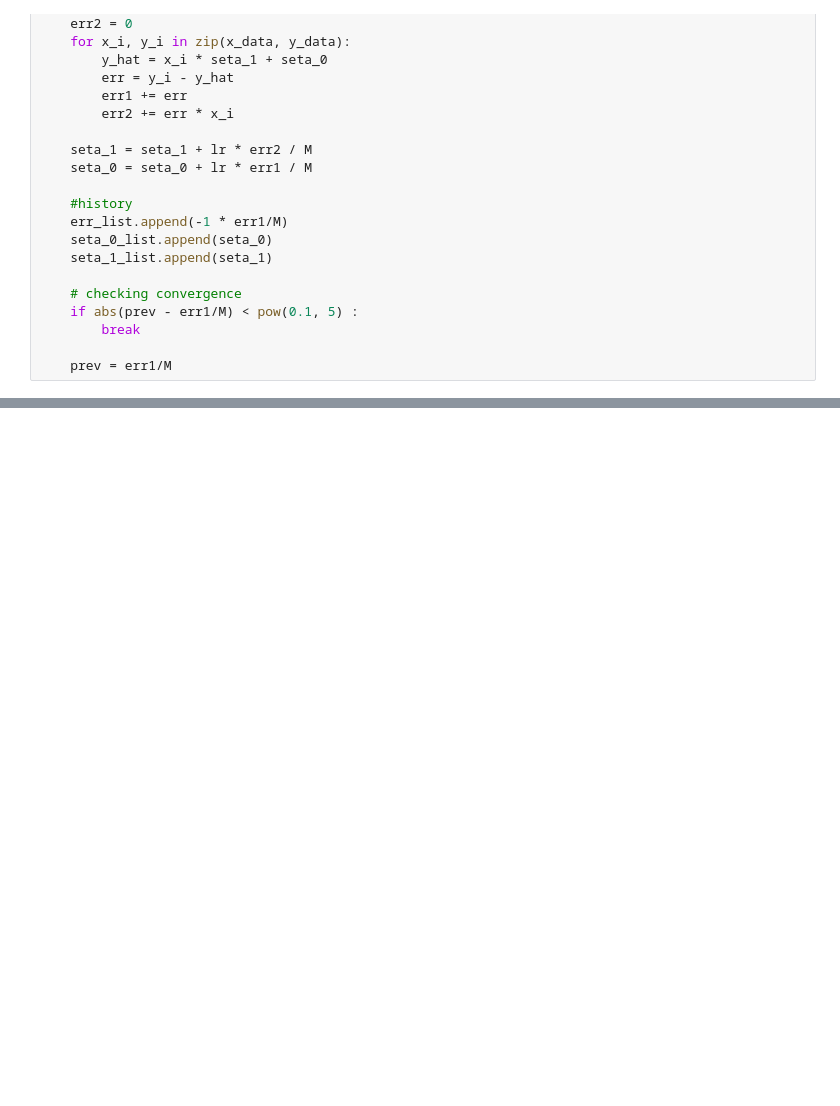
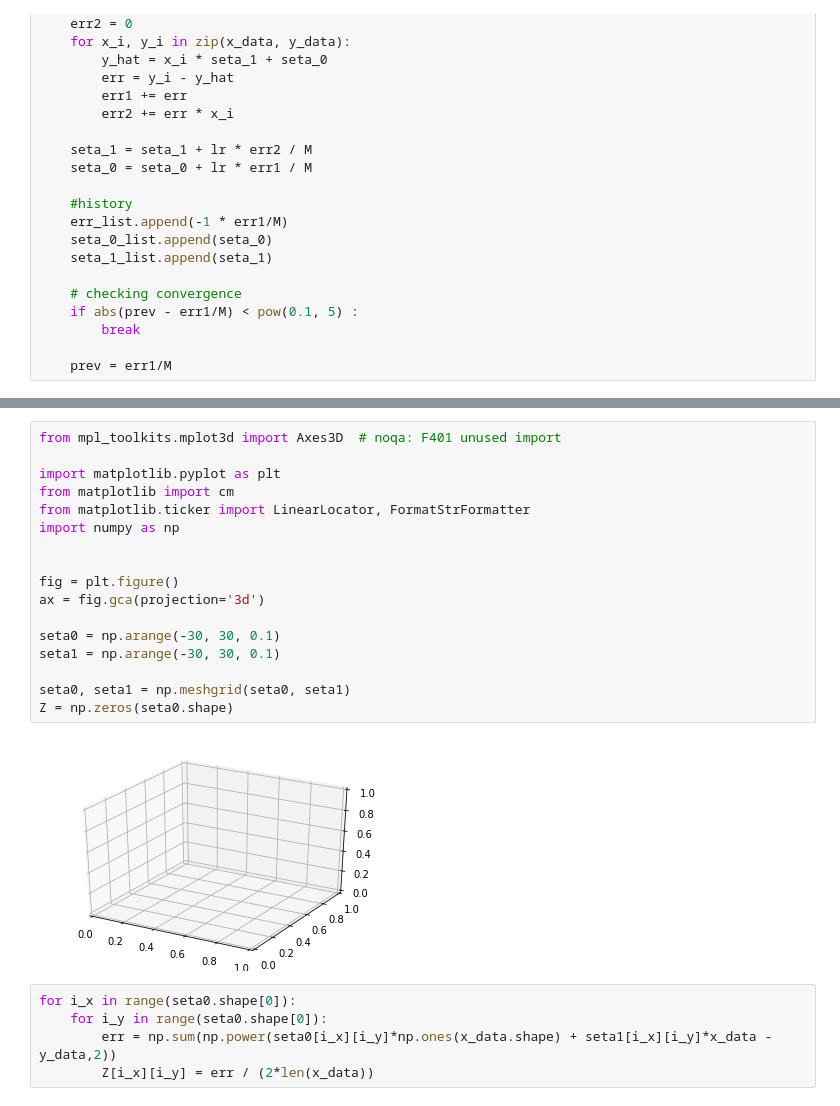
Before and after one commit to YoungsooNa/ML, a Jupyter notebook: Assignment_03/Assignment03.ipynb, the cells around one changed output, grey strips where cells are left out. Saved outputs shown, nothing was run; the diff lists cells and outputs as text; blank space fills up the shorter version.

```diff
--- a/Assignment_03/Assignment03.ipynb
+++ b/Assignment_03/Assignment03.ipynb
@@ -49,0 +59,24 @@ for i in range(epochs):
+# %%
+from mpl_toolkits.mplot3d import Axes3D  # noqa: F401 unused import
+
+import matplotlib.pyplot as plt
+from matplotlib import cm
+from matplotlib.ticker import LinearLocator, FormatStrFormatter
+import numpy as np
+
+
+fig = plt.figure()
+ax = fig.gca(projection='3d')
+
+seta0 = np.arange(-30, 30, 0.1)
+seta1 = np.arange(-30, 30, 0.1)
+
+seta0, seta1 = np.meshgrid(seta0, seta1)
+Z = np.zeros(seta0.shape)
+# %% [output]
+[figure, added]
+# %%
+for i_x in range(seta0.shape[0]):
+    for i_y in range(seta0.shape[0]):
+        err = np.sum(np.power(seta0[i_x][i_y]*np.ones(x_data.shape) + seta1[i_x][i_y]*x_data - y_data,2))
+        Z[i_x][i_y] = err / (2*len(x_data))
```
Also changed, not shown: parts of 2 cells of this notebook.
